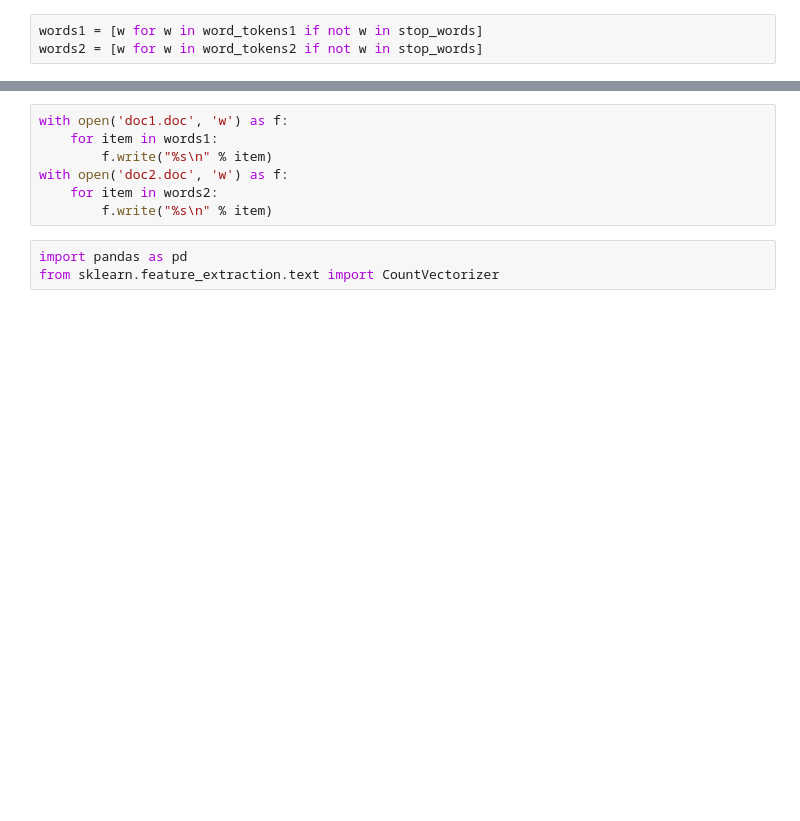
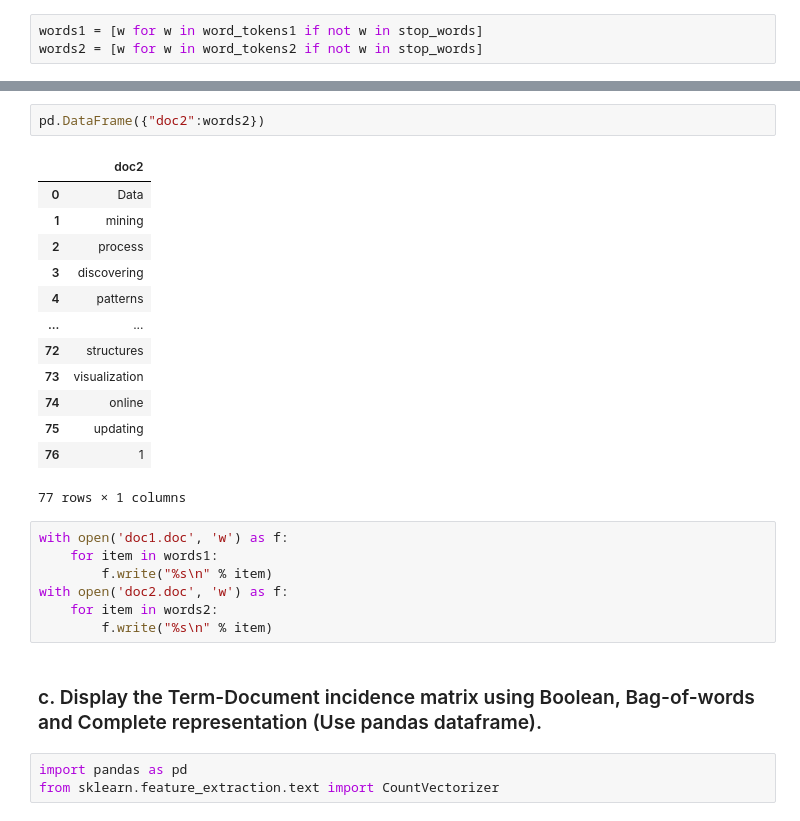
Before and after one commit to SreemanthG/Machine-Learning, a Jupyter notebook: Web Mining/Assignments/Assignment 1/final.ipynb, the cells around one changed output, grey strips where cells are left out. Cells and saved outputs as stored; diff of their text form; blank space fills up the shorter version.

```diff
--- a/Web Mining/Assignments/Assignment 1/final.ipynb
+++ b/Web Mining/Assignments/Assignment 1/final.ipynb
@@ -302,3 +311,19 @@ words1,words2
+# %%
+pd.DataFrame({"doc2":words2})
+# %% [output]
+|  | doc2 |
+| 0 | Data |
+| 1 | mining |
+| 2 | process |
+| 3 | discovering |
+| 4 | patterns |
+| ... | ... |
+| 72 | structures |
+| 73 | visualization |
+| 74 | online |
+| 75 | updating |
+| 76 | 1 |
+77 rows × 1 columns
 # %%
 with open('doc1.doc', 'w') as f:
     for item in words1:
@@ -306,6 +331,8 @@ with open('doc1.doc', 'w') as f:
 with open('doc2.doc', 'w') as f:
     for item in words2:
         f.write("%s\n" % item)
+# %% [markdown]
+### c. Display the Term-Document incidence matrix using Boolean, Bag-of-words and Complete representation (Use pandas dataframe).
 # %%
 import pandas as pd
 from sklearn.feature_extraction.text import CountVectorizer
```
Also changed, not shown: parts of 40 cells of this notebook.
